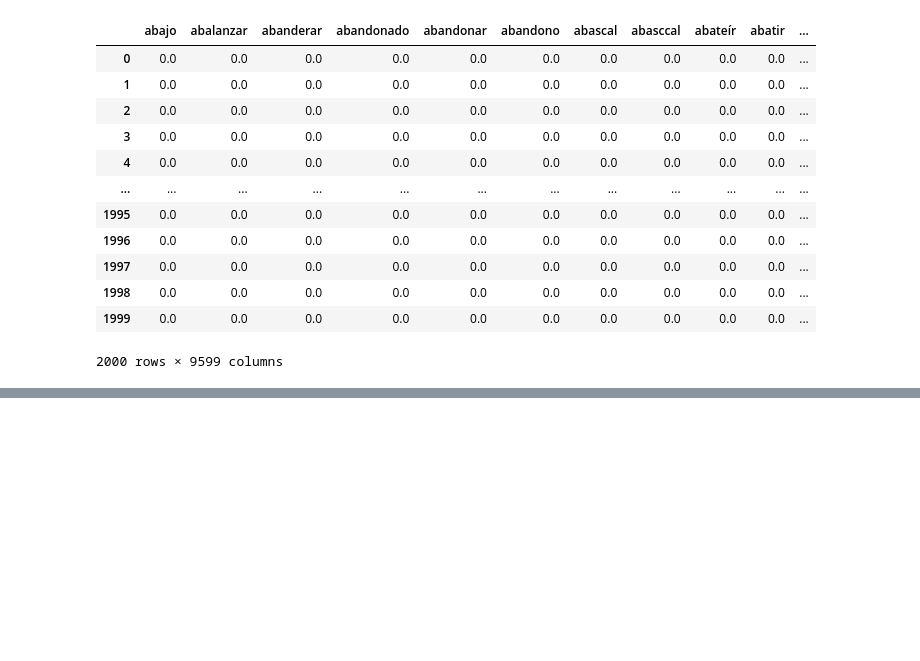
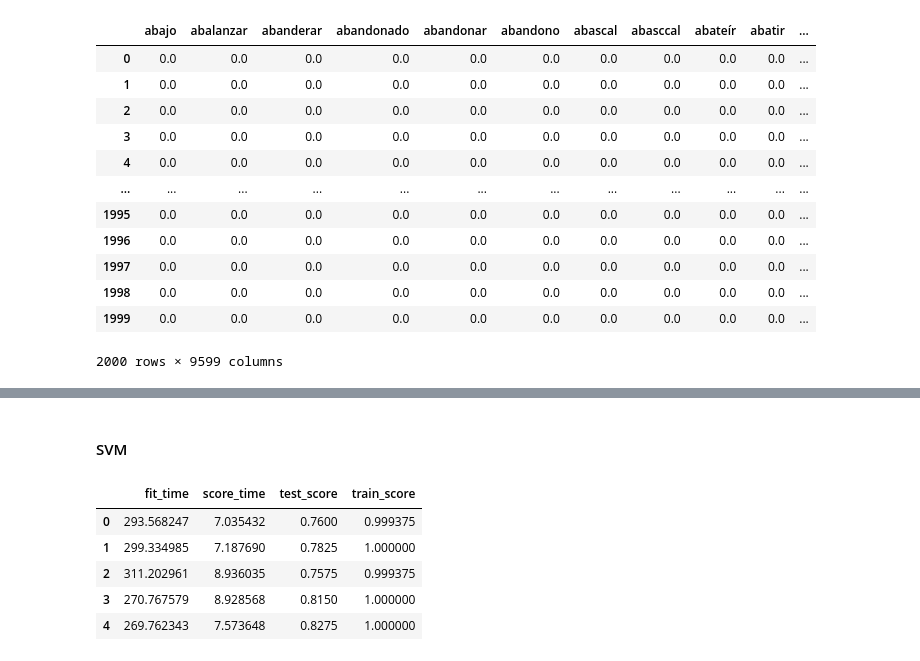
Before and after one commit to LautaroSantos8/IES21, a Jupyter notebook: 4to cuatrimestre/PLN/TP_IEFI.ipynb, the cells around one changed output, grey strips where cells are left out. Drawn from its saved outputs; the diff is of its cells as text; code cells hidden in the pictures; blank space fills up the shorter version.

```diff
--- a/4to cuatrimestre/PLN/TP_IEFI.ipynb
+++ b/4to cuatrimestre/PLN/TP_IEFI.ipynb
@@ -197,0 +242,32 @@ x,y=shuffle(x,y, random_state=123)
+# %% [markdown]
+#### SVM
+# %%
+# Instanciamos el estimador
+svc= SVC(random_state=123)
+
+# Creamos la grilla de hiperparametros a probar
+param_grid_svc = [{'C':[0.0001,0.01,0.1,1], 'gamma':['scale','auto']}]
+
+# Creamos el inner CV (GSCV para buscar los mejores hiperparámetros con los k folds internos)
+gscv_svc = GridSearchCV(estimator=svc,
+                    param_grid=param_grid_svc,
+                    scoring='accuracy',
+                    n_jobs=-1,
+                    cv=skfold_inner,
+                    verbose=0,
+                    refit=True)
+
+# Ahora creamos el outer CV para evaluar el inner CV para cada fold externo
+# Recordar que cross_val_score/cross_validate realiza el .fit y .predict internamente
+# Tener en cuenta que el .predict lo realiza sobre el modelo que tuvo mejores resultados en el entrenamiento (gscv_knn.best_estimator_)
+nested_cv_svc = cross_validate(gscv_svc, X=x, y=y, cv=skfold_outer, return_train_score=True)
+
+result_cv_svc = pd.DataFrame(nested_cv_svc)
+result_cv_svc
+# %% [output]
+|  | fit_time | score_time | test_score | train_score |
+| 0 | 293.568247 | 7.035432 | 0.7600 | 0.999375 |
+| 1 | 299.334985 | 7.187690 | 0.7825 | 1.000000 |
+| 2 | 311.202961 | 8.936035 | 0.7575 | 0.999375 |
+| 3 | 270.767579 | 8.928568 | 0.8150 | 1.000000 |
+| 4 | 269.762343 | 7.573648 | 0.8275 | 1.000000 |
```
Also changed, not shown: parts of 28 cells of this notebook, 14 other files.
